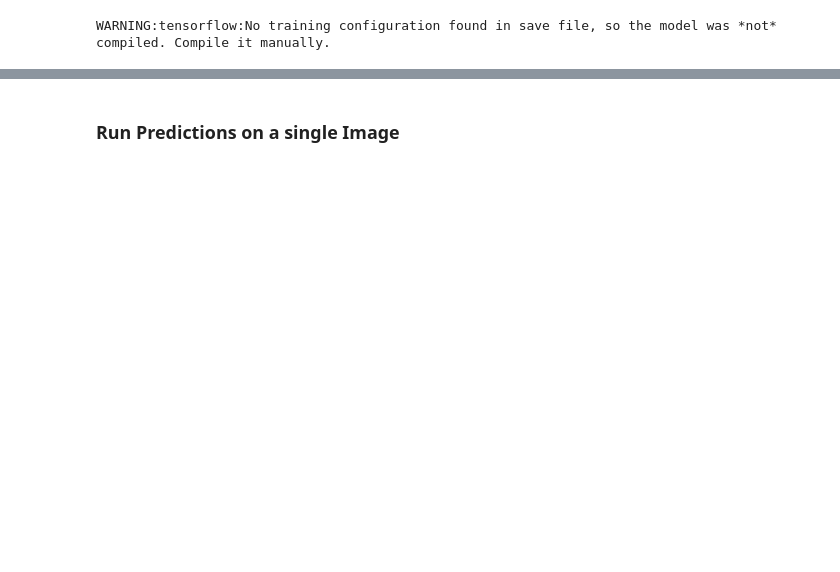
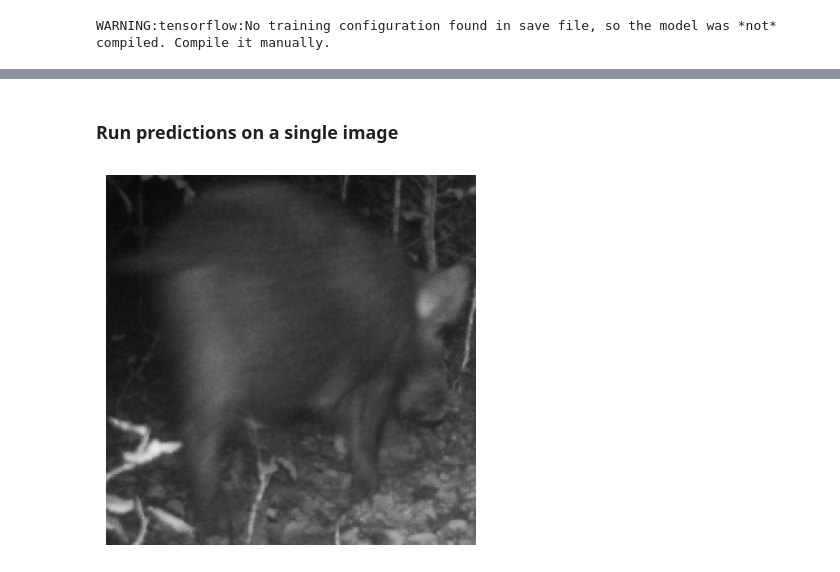
Before and after one commit to umr-ds/Mammal-Bird-Camera-Trap-Recognition, a Jupyter notebook: models/Models.ipynb, the cells around one changed output, grey strips where cells are left out. Cells and saved outputs as stored; diff of their text form; code cells hidden in the pictures; blank space fills up the shorter version.

```diff
--- a/models/Models.ipynb
+++ b/models/Models.ipynb
@@ -41,9 +44,9 @@ _________________________________________________________________
 with open("labels.yaml") as f:
     labels = yaml.load(f, yaml.SafeLoader)
 # %% [markdown]
-### Run Predictions on a single Image
+### Run predictions on a single image
 # %%
-def load_and_crop_image(metadata, image_shape=[300,300]):
+def load_and_crop_image(metadata, image_shape=[224,224]):
     """
     Loads an image from metadata and crops it to it's bounding box
     :param metadata: the image metadata
@@ -91,3 +97,9 @@ metadata = {
 }
 img = load_and_crop_image(metadata)
+# %%
+plt.imshow(img.numpy()[0]/255,)
+plt.axis('off')
+plt.show()
+# %% [output]
+[figure, added]
 # %%
```
Also changed, not shown: parts of 10 cells of this notebook, 22 other files.
